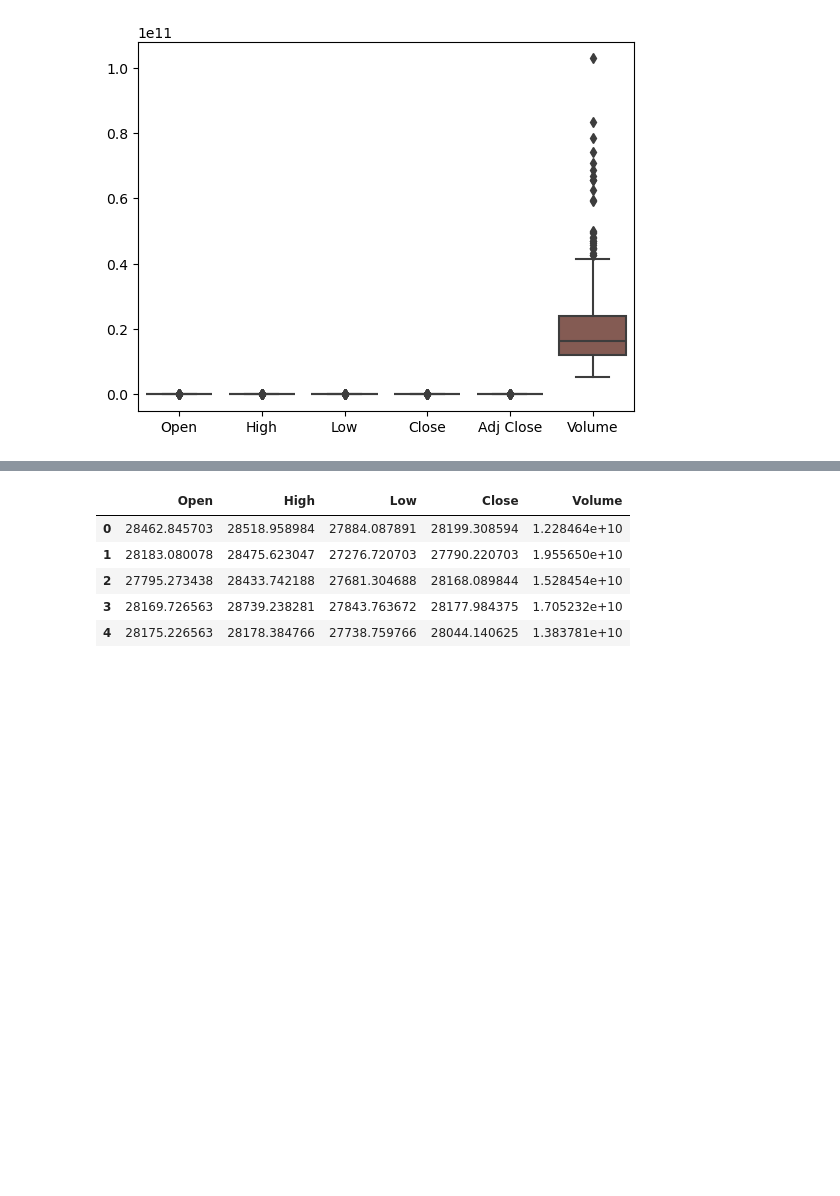
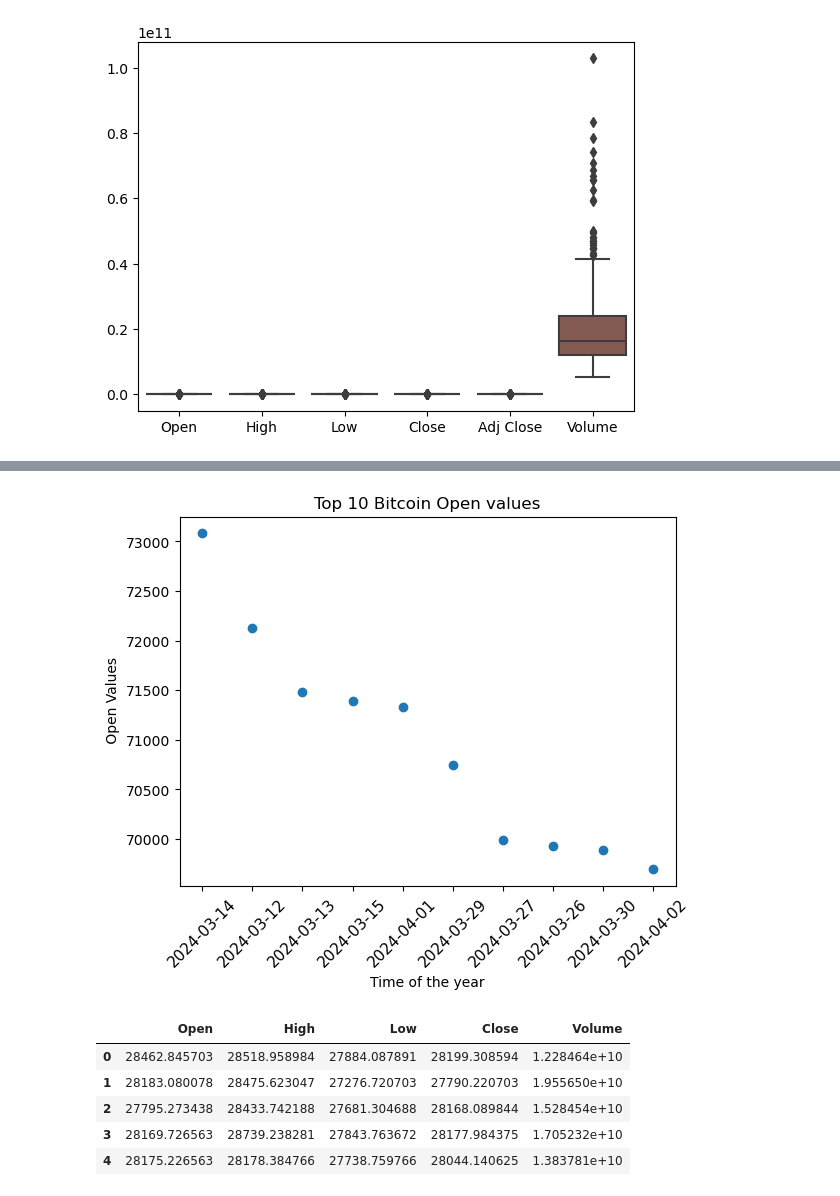
Before and after one commit to TatiHelena/ML_for_Business, a Jupyter notebook: TatianeHAlves_HDFT_MLforBusiness_CA1_24.ipynb, the cells around one changed output, grey strips where cells are left out. Cells and saved outputs as stored; diff of their text form; code cells hidden in the pictures; blank space fills up the shorter version.

```diff
--- a/TatianeHAlves_HDFT_MLforBusiness_CA1_24.ipynb
+++ b/TatianeHAlves_HDFT_MLforBusiness_CA1_24.ipynb
@@ -120,3 +120,7 @@ sns.scatterplot(data = df, x = 'Open', y = 'Volume', hue = 'Volume')
 sns.boxplot(df);
 # %% [output]
 [figure]
+# %%
+#Sort years values from the column 'Year_of_release'
+df.sort_values(by=['Date'], inplace=True)
+df.head()
@@ -122,0 +134,9 @@ sns.boxplot(df);
+# %%
+# Sort the data according to 'Global_Sales'
+top_open_df = df.sort_values(by='Open', ascending=False)
+
+# Select the top 5 games results
+top10_open = top_open_df.head(10)
+
+# Visualising top5_games dataframe first 5 rows
+top10_open[['Date', 'Open']].head(10)
@@ -123,3 +155,19 @@ sns.boxplot(df);
+# %%
+# Plot the Clusters
+plt.scatter(top10_open['Date'], top10_open['Open'], marker="o",cmap="bwr_r")
+
+# Set title of the plot
+plt.title('Top 10 Bitcoin Open values')
+# Set x-axis label
+plt.xlabel('Time of the year')
+# Set y-axis label
+plt.ylabel(' Open Values')
+#
+plt.xticks(rotation = 45, fontsize= 11)
+# Display the plot
+plt.show()
+# %% [output]
+[figure, added]
 # %%
 df2 = df.drop(columns=['Date', 'Adj Close'])
 df2.head()
```
Also changed, not shown: parts of 48 cells of this notebook.
